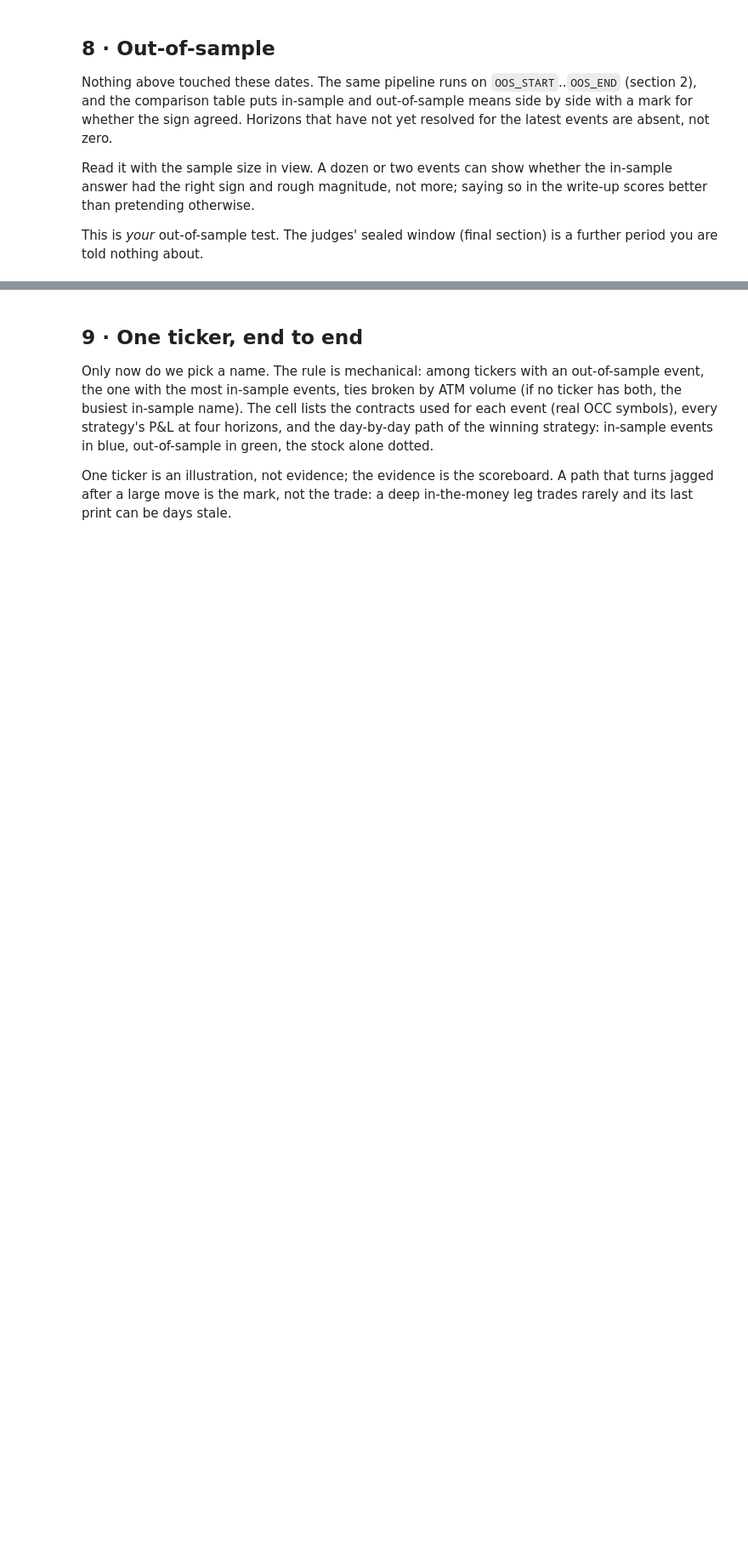
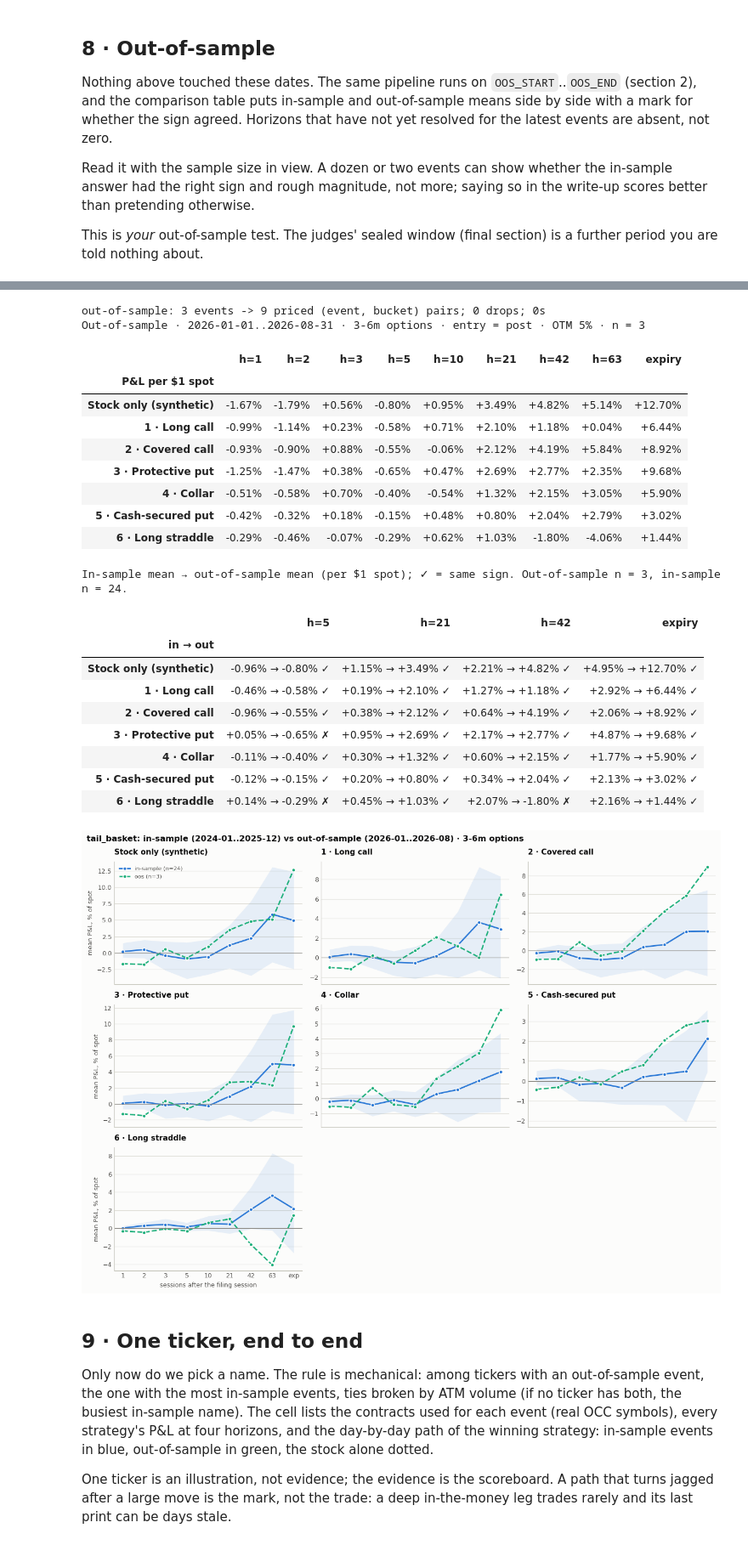
Before and after one commit to 124812/massiveandslightlypassive1, a Jupyter notebook: gator-quant-hacks-8k-options-challenge.ipynb, the cells around one changed output, grey strips where cells are left out. Shown at 85% size. Drawn from its saved outputs; the diff is of its cells as text; code cells hidden in the pictures; blank space fills up the shorter version.

```diff
--- a/gator-quant-hacks-8k-options-challenge.ipynb
+++ b/gator-quant-hacks-8k-options-challenge.ipynb
@@ -530,8 +537,14 @@ be an `EVENT_TAG`. The cell prints the family the chosen tag belongs to; drop th
 taxonomy = pd.DataFrame(api_get_all("/stocks/taxonomies/vX/disclosures", {"limit": 1000}))
 print(f"{len(taxonomy)} tertiary tags, {taxonomy.secondary_category.nunique()} secondary, "
       f"{taxonomy.primary_category.nunique()} primary")
-family = taxonomy.loc[taxonomy.tertiary_category == EVENT_TAG, "secondary_category"].iloc[0]
+wanted = [EVENT_TAG] if EVENT_TAG in set(taxonomy.tertiary_category) else list(TAIL_TAGS)
+missing = [t for t in wanted if t not in set(taxonomy.tertiary_category)]
+if missing:
+    print(f"WARNING — not exact taxonomy names (0 rows below for these): {missing}. "
+          "Pick replacements from the full taxonomy table.")
+hit = taxonomy[taxonomy.tertiary_category.isin(wanted)]
+print(f"{len(hit)}/{len(wanted)} basket tags found in taxonomy")
 with pd.option_context("display.max_colwidth", 100):
-    display(taxonomy[taxonomy.secondary_category == family]
+    display(hit
             [["primary_category", "secondary_category", "tertiary_category", "description"]]
             .reset_index(drop=True))
@@ -945,9 +1040,10 @@ fixed horizons are sessions after `t_0`, `"exp"` is the last session on or befor
 horizons that fall after expiry or after the last completed session are simply absent. Everything
 from here on is a group-by on that table.
 # %%
-STRATEGIES = ["stock", "long_call", "covered_call", "protective_put", "collar", "cash_secured_put"]
+STRATEGIES = ["stock", "long_call", "covered_call", "protective_put", "collar", "cash_secured_put", "long_straddle"]
 STRATEGY_LABEL = {"stock": "Stock only (synthetic)", "long_call": "1 · Long call", "covered_call": "2 · Covered call",
-                  "protective_put": "3 · Protective put", "collar": "4 · Collar", "cash_secured_put": "5 · Cash-secured put"}
+                  "protective_put": "3 · Protective put", "collar": "4 · Collar", "cash_secured_put": "5 · Cash-secured put",
+                  "long_straddle": "6 · Long straddle"}
 
 
 def strategy_pnl(m_e: dict, m_x: dict, S_e: float, S_x: float, otm: float) -> dict[str, float]:
@@ -960,6 +1056,7 @@ def strategy_pnl(m_e: dict, m_x: dict, S_e: float, S_x: float, otm: float) -> di
     dC_U = m_x[f"C_U{otm}"] - m_e[f"C_U{otm}"]     # the OTM call we sell
     dP_L = m_x[f"P_L{otm}"] - m_e[f"P_L{otm}"]     # the OTM put we buy (or sell, cash-secured)
     dC_K = m_x["C_K"] - m_e["C_K"]                 # the ATM call we buy
+    dP_K = m_x["P_K"] - m_e["P_K"]                 # the ATM put we buy (straddle leg)
     return {
         "stock":            dS / S_e,
         "long_call":        dC_K / S_e,
@@ -967,6 +1064,7 @@ def strategy_pnl(m_e: dict, m_x: dict, S_e: float, S_x: float, otm: float) -> di
         "protective_put":   (dS + dP_L) / S_e,
         "collar":           (dS + dP_L - dC_U) / S_e,
         "cash_secured_put": (-dP_L) / S_e,
+        "long_straddle":      (dC_K + dP_K) / S_e,
     }
 
 
@@ -1109,8 +1217,12 @@ def plot_scoreboards(boards: dict[str, pd.DataFrame], title: str, strategies=STR
     """Small multiples: one panel per strategy, one line per group, band = 95% bootstrap CI of the first group."""
     horizons = [h for h in HORIZONS + ["exp"] if any(h in set(b.horizon) for b in boards.values())]
     x = np.arange(len(horizons))
-    fig, axes = plt.subplots(2, 3, figsize=(13, 6.6), sharex=True)
-    for ax, s in zip(axes.ravel(), strategies):
+    fig, axes = plt.subplots(3, 3, figsize=(13, 9.5), sharex=True)
+    axes = axes.ravel()
+    for _ax in axes[len(strategies):]:
+        _ax.set_visible(False)
+    axes = axes[:len(strategies)]
+    for ax, s in zip(axes, strategies):
         for i, (name, b) in enumerate(boards.items()):
             t = b[b.strategy == s].set_index("horizon").reindex(horizons)
             c = SERIES.get(name, INK2)
@@ -1121,9 +1233,9 @@ def plot_scoreboards(boards: dict[str, pd.DataFrame], title: str, strategies=STR
                     label=f"{name} (n={int(t.n.max())})")
         ax.axhline(0, color=MUTED, linewidth=0.8)
         ax.set_xticks(x, [str(h) if h != "exp" else "exp" for h in horizons])
-        style(ax, STRATEGY_LABEL[s], "sessions after the filing session" if ax in axes[1] else "",
-              "mean P&L, % of spot" if ax in axes[:, 0] else "")
-    axes[0, 0].legend(frameon=False, labelcolor=INK2, fontsize=8, loc="upper left")
+        style(ax, STRATEGY_LABEL[s], "sessions after the filing session" if ax in axes[6:] else "",
+              "mean P&L, % of spot" if ax in (axes[0], axes[3], axes[6]) else "")
+    axes[0].legend(frameon=False, labelcolor=INK2, fontsize=8, loc="upper left")
     fig.suptitle(title, x=0.01, ha="left", color=INK, fontsize=12, fontweight="bold")
     plt.tight_layout()
     plt.show()
@@ -1244,7 +1414,7 @@ pretending otherwise.
 This is *your* out-of-sample test. The judges' sealed window (final section) is a further period you
 are told nothing about.
 # %%
-oos_events = build_events(EVENT_TAG, OOS_START, OOS_END, TOP_100)
+oos_events = build_events(TAIL_TAGS, OOS_START, OOS_END, TOP_100)
 oos_events["event_date"] = oos_events["filing_date"]
 print(f"{len(oos_events)} out-of-sample events across {oos_events.ticker.nunique()} tickers")
 display(oos_events[["ticker", "filing_date", "t_pre", "t_0", "days_since_prev_event"]].reset_index(drop=True))
@@ -1267,3 +1437,4 @@ print(f"In-sample mean → out-of-sample mean (per $1 spot); ✓ = same sign. Ou
 display(comp_wide.rename_axis("in → out"))
 plot_scoreboards({"in-sample": board, "oos": oos_board},
                  f"{EVENT_TAG}: in-sample ({STUDY_START[:7]}..{STUDY_END[:7]}) vs out-of-sample ({OOS_START[:7]}..{OOS_END[:7]}) · {BASELINE_BUCKET} options")
+# %% [output]
@@ -1270,3 +1453,25 @@ plot_scoreboards({"in-sample": board, "oos": oos_board},
+out-of-sample: 3 events -> 9 priced (event, bucket) pairs; 0 drops; 0s
+Out-of-sample · 2026-01-01..2026-08-31 · 3-6m options · entry = post · OTM 5% · n = 3
+|  | h=1 | h=2 | h=3 | h=5 | h=10 | h=21 | h=42 | h=63 | expiry |
+| P&L per $1 spot |  |  |  |  |  |  |  |  |  |
+| Stock only (synthetic) | -1.67% | -1.79% | +0.56% | -0.80% | +0.95% | +3.49% | +4.82% | +5.14% | +12.70% |
+| 1 · Long call | -0.99% | -1.14% | +0.23% | -0.58% | +0.71% | +2.10% | +1.18% | +0.04% | +6.44% |
+| 2 · Covered call | -0.93% | -0.90% | +0.88% | -0.55% | -0.06% | +2.12% | +4.19% | +5.84% | +8.92% |
+| 3 · Protective put | -1.25% | -1.47% | +0.38% | -0.65% | +0.47% | +2.69% | +2.77% | +2.35% | +9.68% |
+| 4 · Collar | -0.51% | -0.58% | +0.70% | -0.40% | -0.54% | +1.32% | +2.15% | +3.05% | +5.90% |
+| 5 · Cash-secured put | -0.42% | -0.32% | +0.18% | -0.15% | +0.48% | +0.80% | +2.04% | +2.79% | +3.02% |
+| 6 · Long straddle | -0.29% | -0.46% | -0.07% | -0.29% | +0.62% | +1.03% | -1.80% | -4.06% | +1.44% |
+In-sample mean → out-of-sample mean (per $1 spot); ✓ = same sign. Out-of-sample n = 3, in-sample n = 24.
+|  | h=5 | h=21 | h=42 | expiry |
+| in → out |  |  |  |  |
+| Stock only (synthetic) | -0.96% → -0.80% ✓ | +1.15% → +3.49% ✓ | +2.21% → +4.82% ✓ | +4.95% → +12.70% ✓ |
+| 1 · Long call | -0.46% → -0.58% ✓ | +0.19% → +2.10% ✓ | +1.27% → +1.18% ✓ | +2.92% → +6.44% ✓ |
+| 2 · Covered call | -0.96% → -0.55% ✓ | +0.38% → +2.12% ✓ | +0.64% → +4.19% ✓ | +2.06% → +8.92% ✓ |
+| 3 · Protective put | +0.05% → -0.65% ✗ | +0.95% → +2.69% ✓ | +2.17% → +2.77% ✓ | +4.87% → +9.68% ✓ |
+| 4 · Collar | -0.11% → -0.40% ✓ | +0.30% → +1.32% ✓ | +0.60% → +2.15% ✓ | +1.77% → +5.90% ✓ |
+| 5 · Cash-secured put | -0.12% → -0.15% ✓ | +0.20% → +0.80% ✓ | +0.34% → +2.04% ✓ | +2.13% → +3.02% ✓ |
+| 6 · Long straddle | +0.14% → -0.29% ✗ | +0.45% → +1.03% ✓ | +2.07% → -1.80% ✗ | +2.16% → +1.44% ✓ |
+[figure, added]
 # %% [markdown]
 ## 9 · One ticker, end to end
 
```
Also changed, not shown: parts of 20 cells of this notebook, 6 other files.
